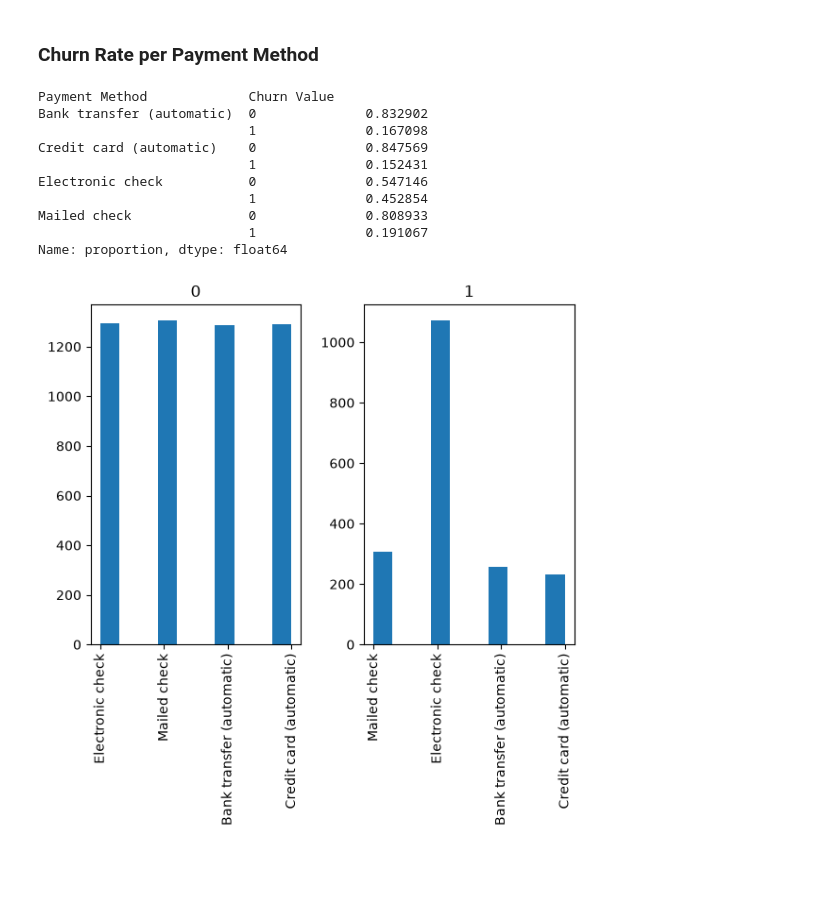
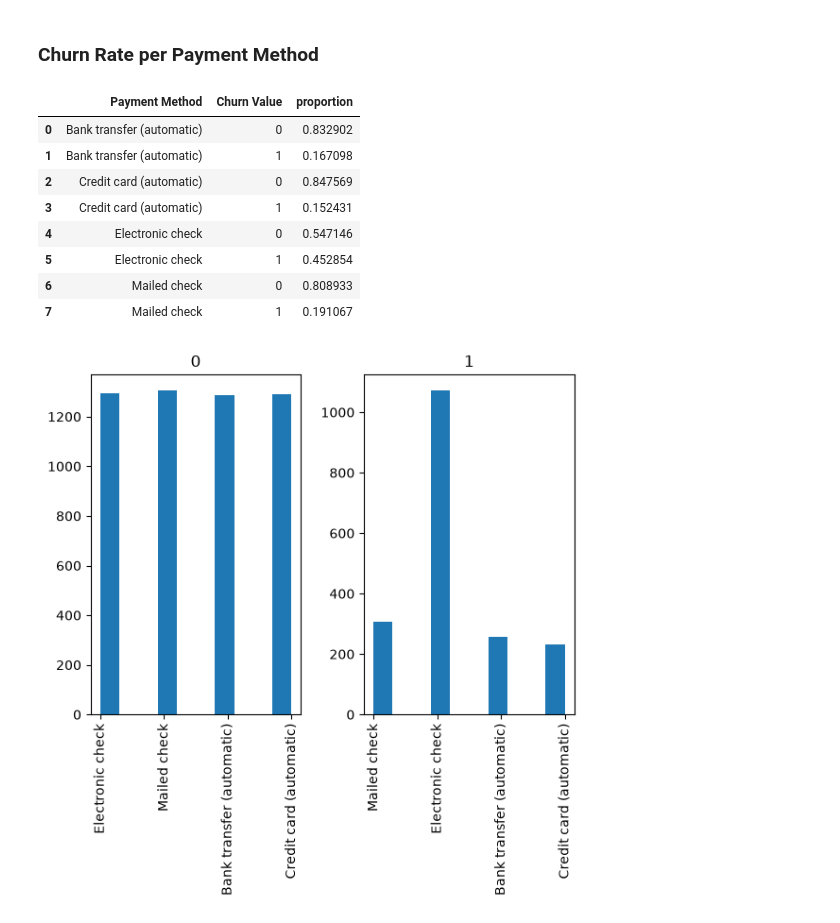
Before and after one commit to Reyal335/Telco-churn-analysis, a Jupyter notebook: notebooks/01_eda.ipynb, the cells around one changed output. Drawn from its saved outputs; the diff is of its cells as text; code cells hidden in the pictures; blank space fills up the shorter version.

```diff
--- a/notebooks/01_eda.ipynb
+++ b/notebooks/01_eda.ipynb
@@ -169,18 +169,17 @@ hist = df.hist(column='Contract', by='Churn Value')
 # %% [markdown]
 ### Churn Rate per Payment Method
 # %%
-df.groupby('Payment Method')['Churn Value'].value_counts(normalize='True')
+df.groupby('Payment Method')['Churn Value'].value_counts(normalize='True').reset_index()
 # %% [output]
-Payment Method             Churn Value
-Bank transfer (automatic)  0              0.832902
-                           1              0.167098
-Credit card (automatic)    0              0.847569
-                           1              0.152431
-Electronic check           0              0.547146
-                           1              0.452854
-Mailed check               0              0.808933
-                           1              0.191067
-Name: proportion, dtype: float64
+|  | Payment Method | Churn Value | proportion |
+| 0 | Bank transfer (automatic) | 0 | 0.832902 |
+| 1 | Bank transfer (automatic) | 1 | 0.167098 |
+| 2 | Credit card (automatic) | 0 | 0.847569 |
+| 3 | Credit card (automatic) | 1 | 0.152431 |
+| 4 | Electronic check | 0 | 0.547146 |
+| 5 | Electronic check | 1 | 0.452854 |
+| 6 | Mailed check | 0 | 0.808933 |
+| 7 | Mailed check | 1 | 0.191067 |
 # %%
 hist = df.hist(column='Payment Method', by='Churn Value')
 # %% [output]
```
Also changed, not shown: 2 other files.
